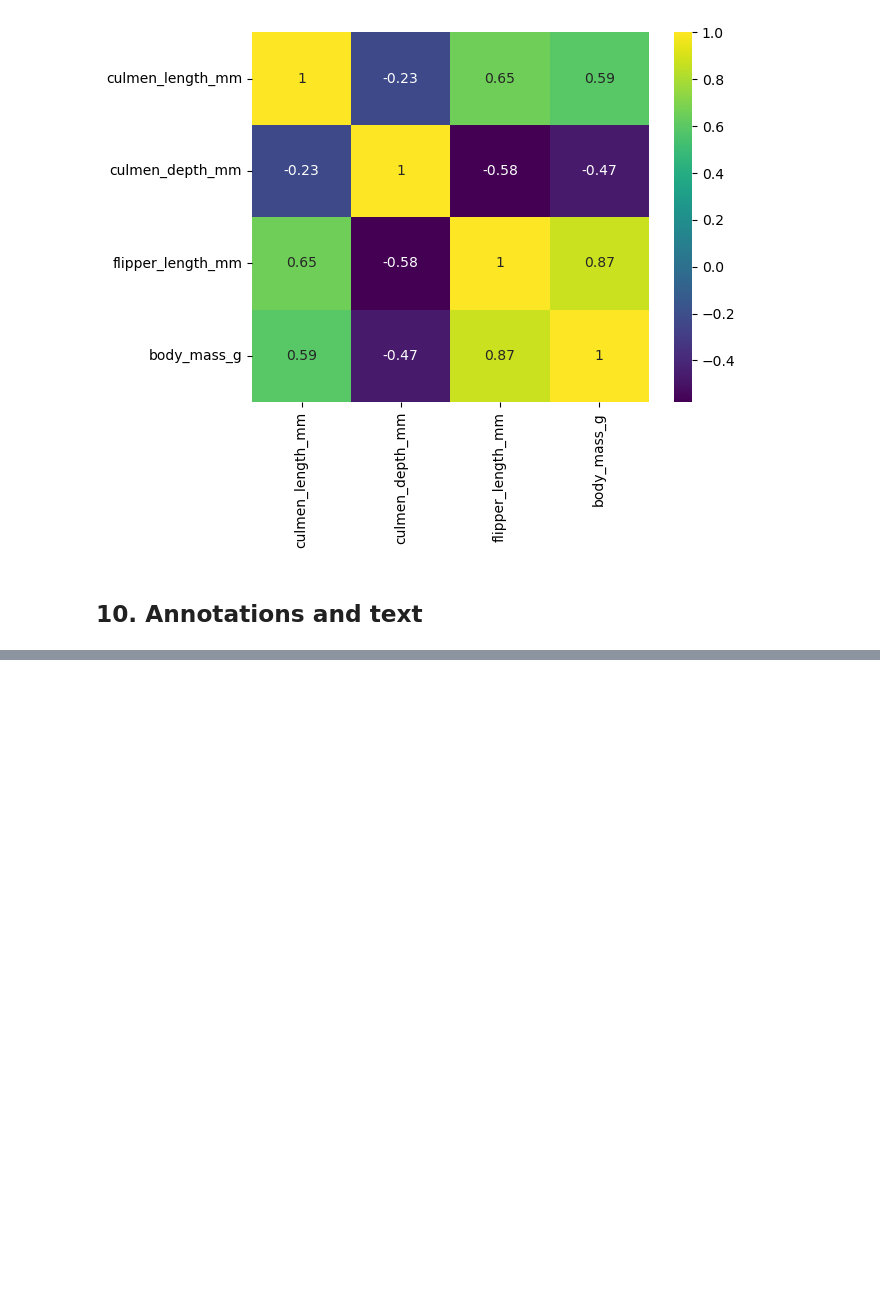
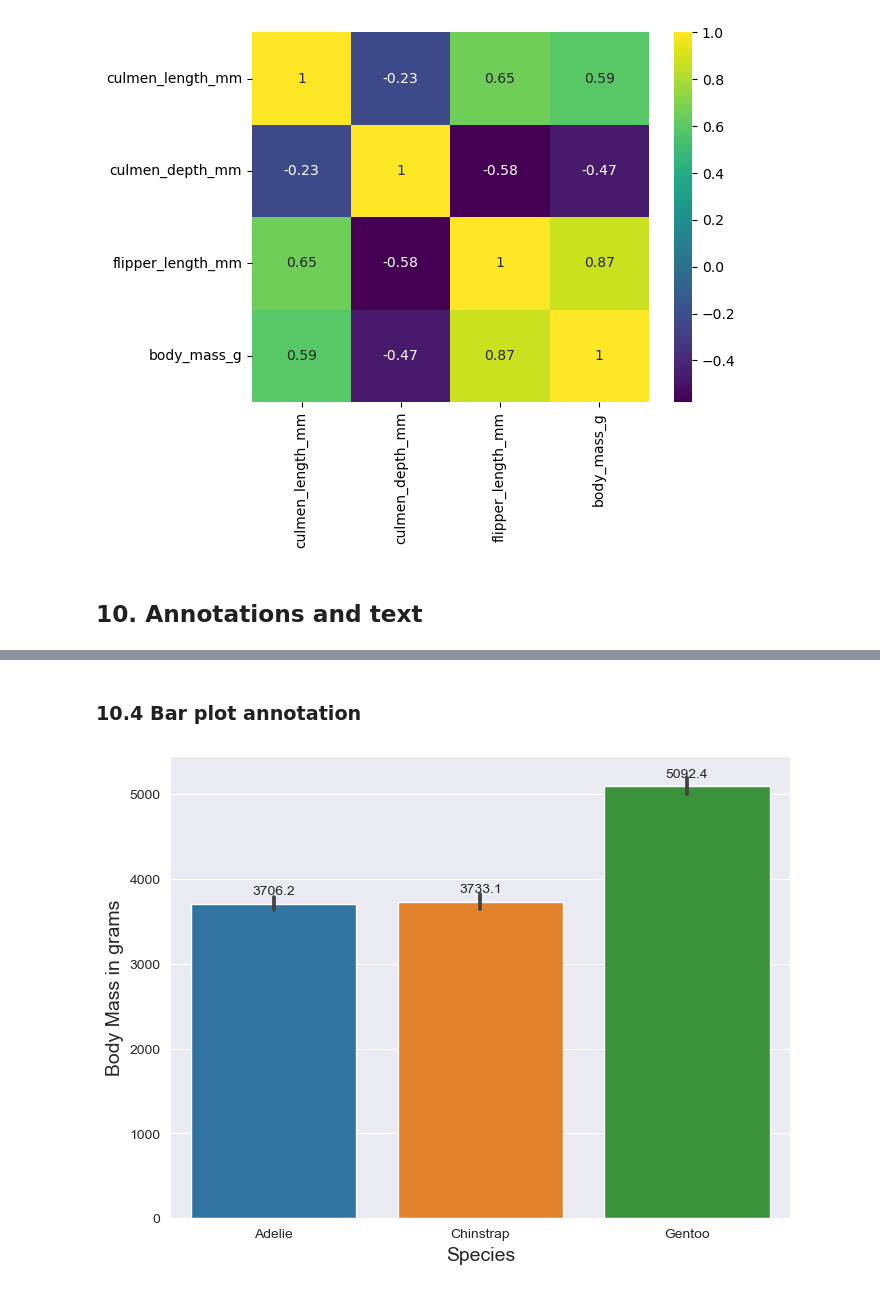
Before and after one commit to mikjf/data_visualization, a Jupyter notebook: fun_with_graphs.ipynb, the cells around one changed output, grey strips where cells are left out. Cells and saved outputs as stored; diff of their text form; code cells hidden in the pictures; blank space fills up the shorter version.

```diff
--- a/fun_with_graphs.ipynb
+++ b/fun_with_graphs.ipynb
@@ -302,0 +410,28 @@ sns.heatmap(penguins_size.corr(), annot = True, cmap = 'viridis');
+# %% [markdown]
+### 10.4 Bar plot annotation
+# %%
+# display values on bars
+
+# plot grid
+sns.set_style('darkgrid')
+
+# create species vs body_mass_g figure
+plt.figure(figsize=(8, 6))
+splot=sns.barplot(x="species",y="body_mass_g",data=penguins_size)
+
+# annotations
+for p in splot.patches:
+    # .1f format specifier -> what follows ., 1 digit after decimal point, float point number
+    splot.annotate(format(p.get_height(), '.1f'),
+                   (p.get_x() + p.get_width() / 2., p.get_height()),
+                   ha = 'center', va = 'center',
+                   xytext = (0, 9),
+                   textcoords = 'offset points')
+
+# labels
+plt.xlabel("Species", size=14)
+plt.ylabel("Body Mass in grams", size=14)
+
+plt.show();
+# %% [output]
+[figure, added]
```
Also changed, not shown: parts of 10 cells of this notebook, 1 other file.
